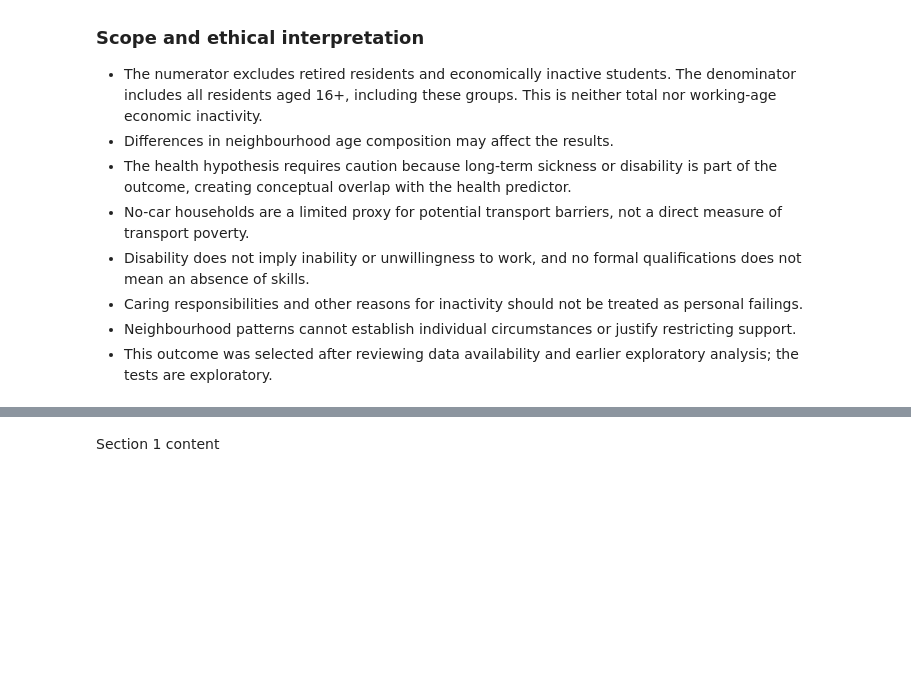
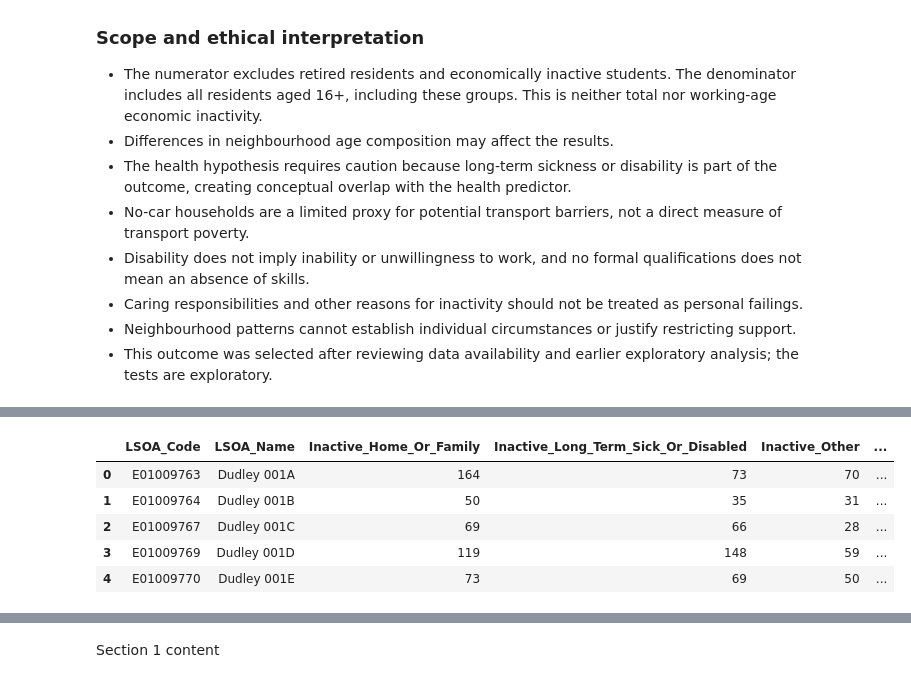
Before and after one commit to LieneRubule/dudley-employment-barriers, a Jupyter notebook: jupyter_notebooks/08_Hypothesis_Testing.ipynb, the cells around one changed output, grey strips where cells are left out. Cells and saved outputs as stored; diff of their text form; code cells hidden in the pictures; blank space fills up the shorter version.

Commit message:
Calculate and validate selected economic inactivity measure

```diff
--- a/jupyter_notebooks/08_Hypothesis_Testing.ipynb
+++ b/jupyter_notebooks/08_Hypothesis_Testing.ipynb
@@ -272,0 +290,81 @@ these barriers cause economic inactivity.
+# %%
+import pandas as pd
+
+# Load the prepared dataset.
+df = pd.read_csv("cleaned_datasets/dudley_combined_prepared.csv")
+
+inactivity_components = [
+    "Inactive_Home_Or_Family",
+    "Inactive_Long_Term_Sick_Or_Disabled",
+    "Inactive_Other"
+]
+
+denominator = "Economic_Total_16_Plus"
+required_columns = inactivity_components + [denominator]
+
+# Confirm that all required columns exist.
+missing_columns = [
+    column for column in required_columns
+    if column not in df.columns
+]
+
+if missing_columns:
+    raise ValueError(f"Required columns are missing: {missing_columns}")
+
+# Validate numeric source counts without silently replacing invalid values.
+counts = df[required_columns].apply(pd.to_numeric, errors="raise")
+
+checks = pd.Series({
+    "Rows with missing required values":
+        counts.isna().any(axis=1).sum(),
+    "Rows with negative component counts":
+        (counts[inactivity_components] < 0).any(axis=1).sum(),
+    "Rows with non-positive denominators":
+        (counts[denominator] <= 0).sum(),
+    "Rows with non-integer counts":
+        (counts.mod(1).ne(0) & counts.notna()).any(axis=1).sum()
+}, name="Number_of_Rows")
+
+display(checks.to_frame())
+
+if checks.gt(0).any():
+    raise ValueError("Review the flagged source counts before continuing.")
+
+df["Selected_Inactive_Count"] = counts[inactivity_components].sum(axis=1)
+
+exceeds_total = (
+    df["Selected_Inactive_Count"] > counts[denominator]
+)
+
+print("Combined counts exceeding population total:", exceeds_total.sum())
+
+if exceeds_total.any():
+    raise ValueError("Some combined inactivity counts exceed the denominator.")
+
+df["Selected_Inactive_Pct"] = (
+    df["Selected_Inactive_Count"] / counts[denominator] * 100
+)
+
+outside_range = ~df["Selected_Inactive_Pct"].between(0, 100)
+
+print("Percentages outside 0–100:", outside_range.sum())
+print("Number of areas retained:", len(df))
+
+if outside_range.any():
+    raise ValueError("Review percentages outside the valid range.")
+
+display(
+    df[
+        ["LSOA_Code", "LSOA_Name"]
+        + inactivity_components
+        + [denominator, "Selected_Inactive_Count", "Selected_Inactive_Pct"]
+    ].head()
+)
+
+display(
+    df["Selected_Inactive_Pct"]
+    .describe()
+    .rename("Selected inactivity (% of residents aged 16+)")
+    .to_frame()
+)
+# %% [output]
@@ -272,0 +379,6 @@ these barriers cause economic inactivity.
+|  | LSOA_Code | LSOA_Name | Inactive_Home_Or_Family | Inactive_Long_Term_Sick_Or_Disabled | Inactive_Other | ... |
+| 0 | E01009763 | Dudley 001A | 164 | 73 | 70 | ... |
+| 1 | E01009764 | Dudley 001B | 50 | 35 | 31 | ... |
+| 2 | E01009767 | Dudley 001C | 69 | 66 | 28 | ... |
+| 3 | E01009769 | Dudley 001D | 119 | 148 | 59 | ... |
+| 4 | E01009770 | Dudley 001E | 73 | 69 | 50 | ... |
```
Also changed, not shown: parts of 5 cells of this notebook.
